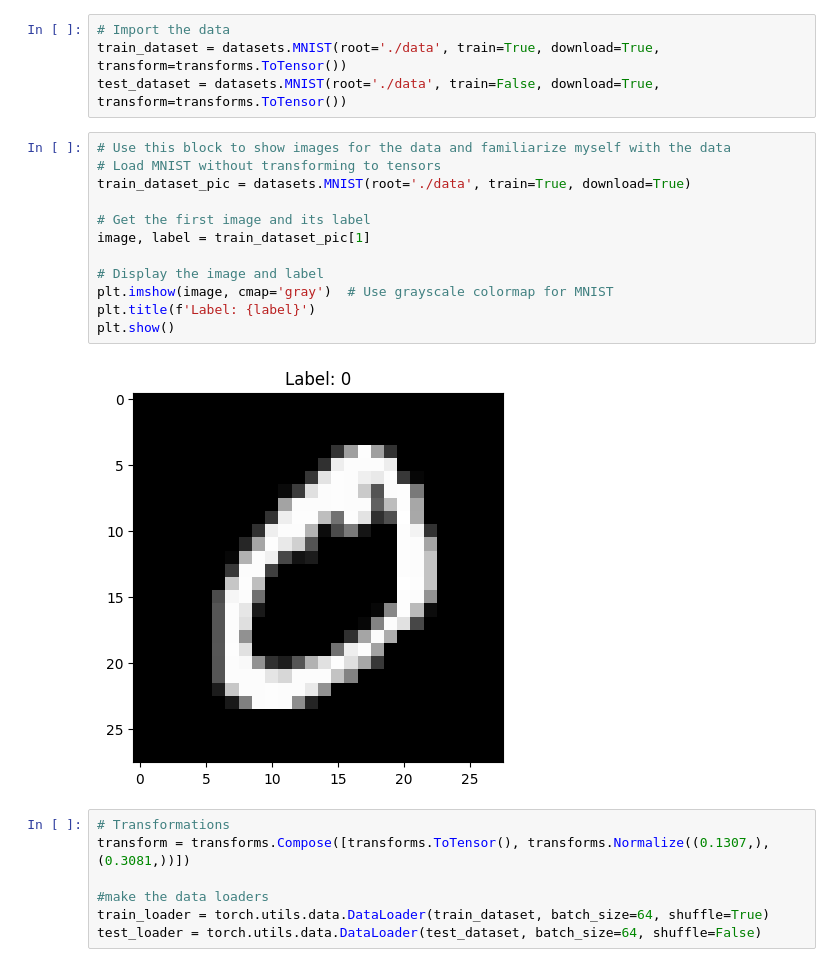
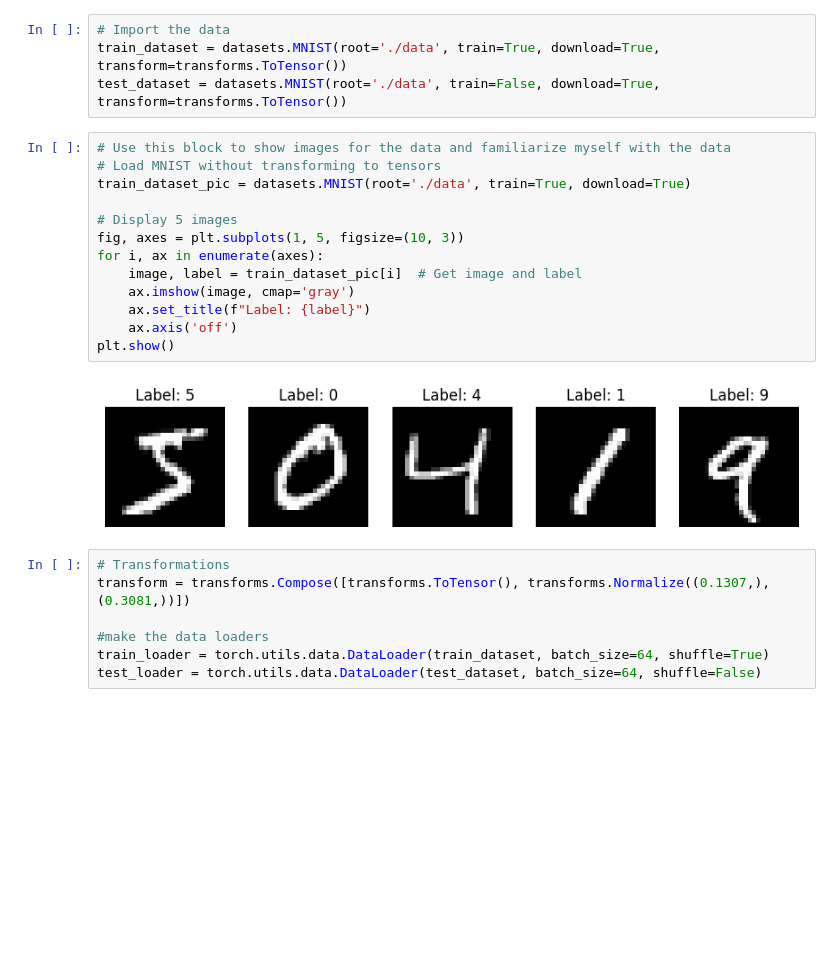
Before and after one commit to DomenickD/DataScience-IEX-USF, a Jupyter notebook: Neural_Networks/Pytorch_nn.ipynb, the cells around one changed output. Drawn from its saved outputs; the diff is of its cells as text; blank space fills up the shorter version.

```diff
--- a/Neural_Networks/letters_nn.ipynb
+++ b/Neural_Networks/Pytorch_nn.ipynb
@@ -15,17 +15,18 @@ test_dataset = datasets.MNIST(root='./data', train=False, download=True, transfo
 # %%
 # Use this block to show images for the data and familiarize myself with the data
 # Load MNIST without transforming to tensors
 train_dataset_pic = datasets.MNIST(root='./data', train=True, download=True)
 
-# Get the first image and its label
-image, label = train_dataset_pic[1]
-
-# Display the image and label
-plt.imshow(image, cmap='gray')  # Use grayscale colormap for MNIST
-plt.title(f'Label: {label}')
+# Display 5 images
+fig, axes = plt.subplots(1, 5, figsize=(10, 3))
+for i, ax in enumerate(axes):
+    image, label = train_dataset_pic[i]  # Get image and label
+    ax.imshow(image, cmap='gray')
+    ax.set_title(f"Label: {label}")
+    ax.axis('off')
 plt.show()
 # %% [output]
-[figure, old version]
+[figure, new version]
 # %%
 # Transformations
 transform = transforms.Compose([transforms.ToTensor(), transforms.Normalize((0.1307,), (0.3081,))])
```
Also changed, not shown: parts of 1 cell of this notebook, 32 other files.
